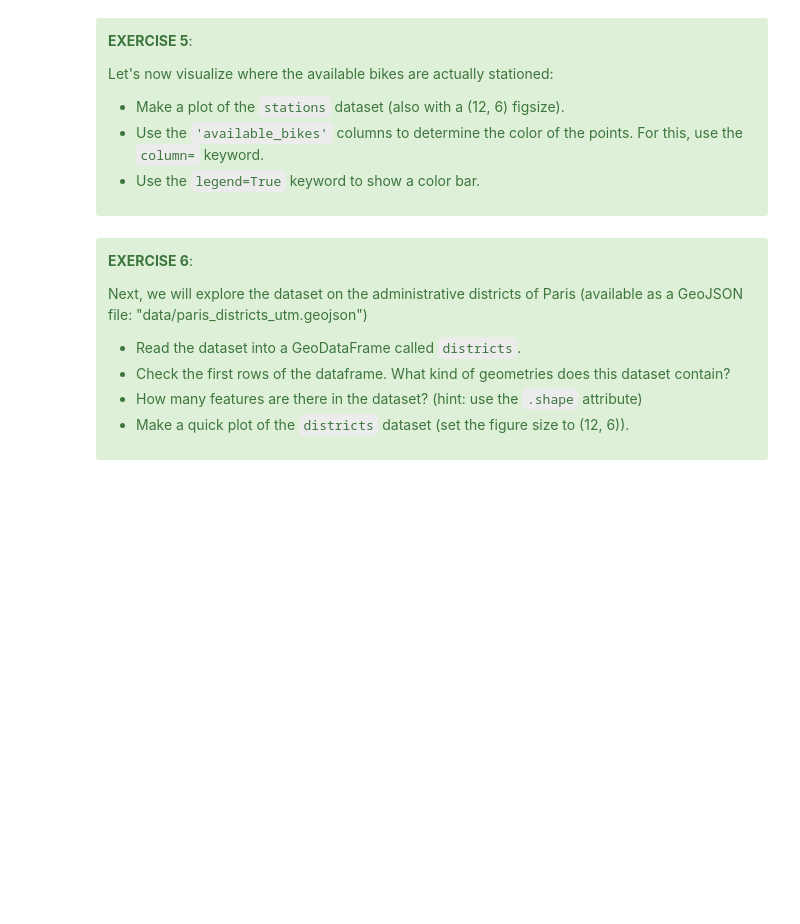
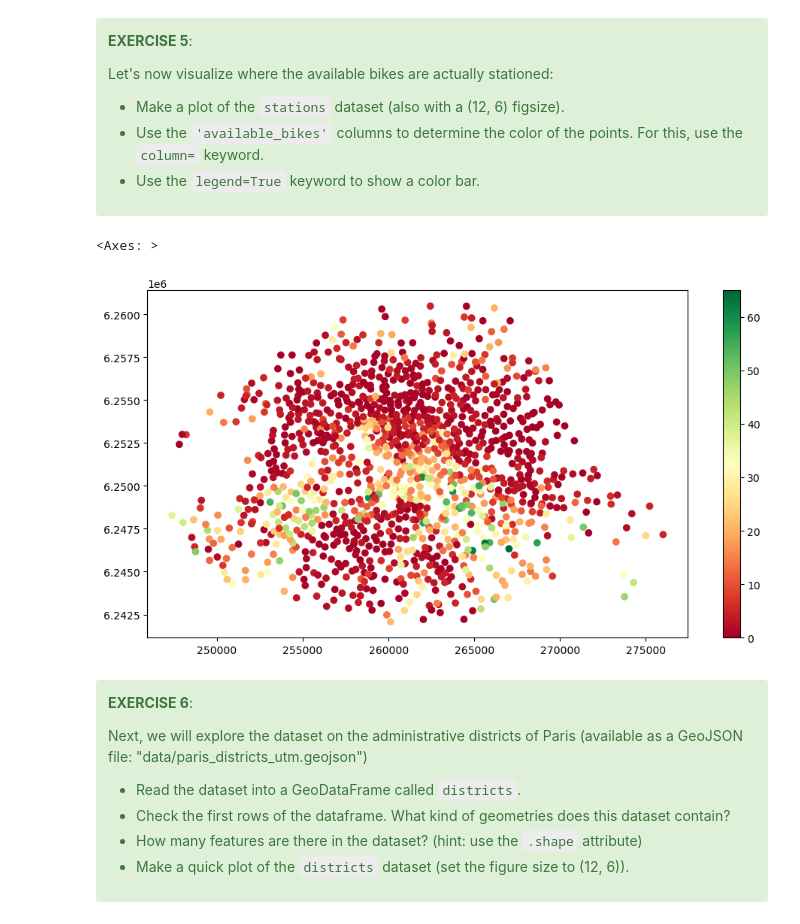
Before and after one commit to Pinnacle55/DS-python-geospatial-tutorial, a Jupyter notebook: notebooks/02-introduction-geospatial-data.ipynb, the cells around one changed output. Drawn from its saved outputs; the diff is of its cells as text; code cells hidden in the pictures; blank space fills up the shorter version.

```diff
--- a/notebooks/02-introduction-geospatial-data.ipynb
+++ b/notebooks/02-introduction-geospatial-data.ipynb
@@ -259,6 +389,11 @@ Let's now visualize where the available bikes are actually stationed:
 * Use the `legend=True` keyword to show a color bar.
 
 </div>
+# %%
+stations.plot(figsize = (12,6), column = 'available_bikes', legend = True, cmap = 'RdYlGn')
+# %% [output]
+<Axes: >
+[figure, added]
 # %%
 # %load _solutions/02-introduction-geospatial-data9.py
 # %% [markdown]
```
Also changed, not shown: parts of 43 cells of this notebook, 2 other files.
